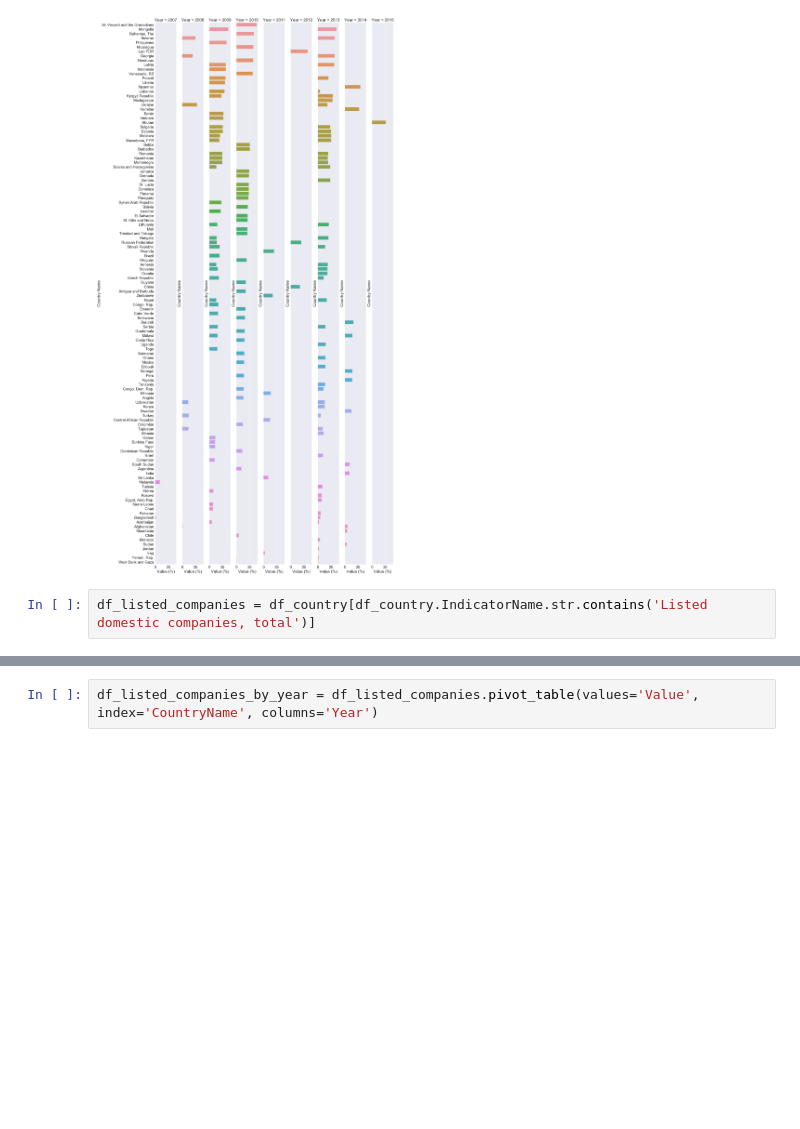
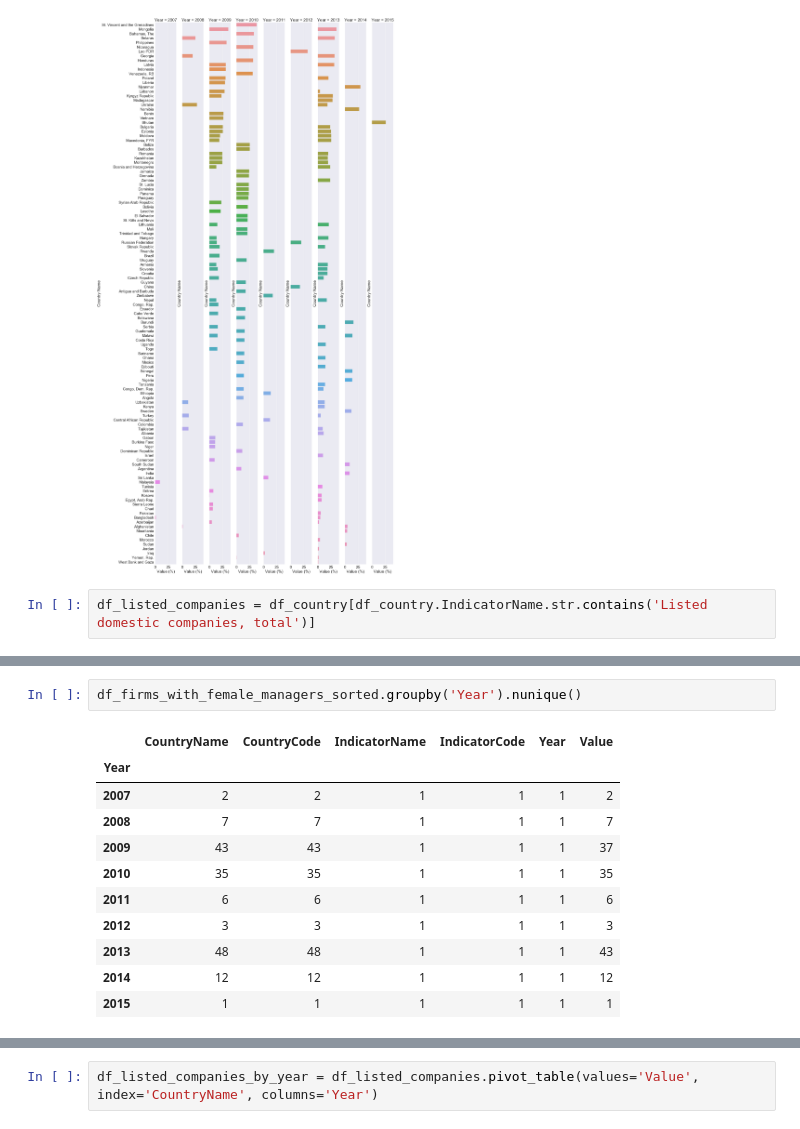
Before and after one commit to capac/WorldDevelopment, a Jupyter notebook: changes-in-companies-run-by-women.ipynb, the cells around one changed output, grey strips where cells are left out. Saved outputs shown, nothing was run; the diff lists cells and outputs as text; blank space fills up the shorter version.

```diff
--- a/world-development-notebook.ipynb
+++ b/changes-in-companies-run-by-women.ipynb
@@ -230,3 +254,17 @@ df_firms_with_female_top_managers_sorted.Year.unique()
 # %% [output]
 array([2010, 2009, 2013, 2012, 2014, 2008, 2015, 2011, 2007])
+# %%
+df_firms_with_female_managers_sorted.groupby('Year').nunique()
+# %% [output]
+|  | CountryName | CountryCode | IndicatorName | IndicatorCode | Year | Value |
+| Year |  |  |  |  |  |  |
+| 2007 | 2 | 2 | 1 | 1 | 1 | 2 |
+| 2008 | 7 | 7 | 1 | 1 | 1 | 7 |
+| 2009 | 43 | 43 | 1 | 1 | 1 | 37 |
+| 2010 | 35 | 35 | 1 | 1 | 1 | 35 |
+| 2011 | 6 | 6 | 1 | 1 | 1 | 6 |
+| 2012 | 3 | 3 | 1 | 1 | 1 | 3 |
+| 2013 | 48 | 48 | 1 | 1 | 1 | 43 |
+| 2014 | 12 | 12 | 1 | 1 | 1 | 12 |
+| 2015 | 1 | 1 | 1 | 1 | 1 | 1 |
 # %%
```
Also changed, not shown: parts of 57 cells of this notebook, 1 other file.
